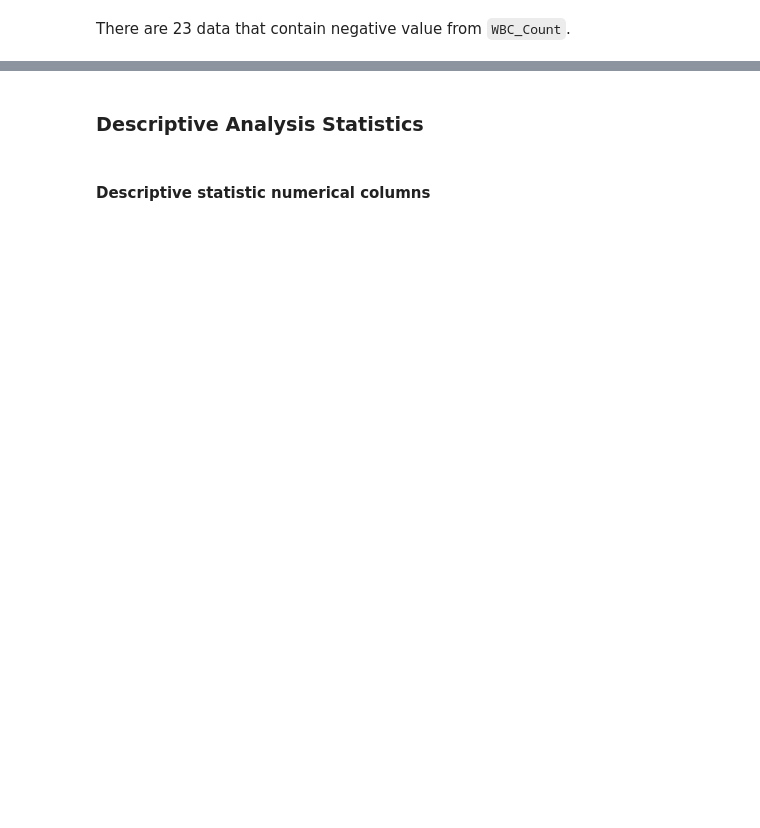
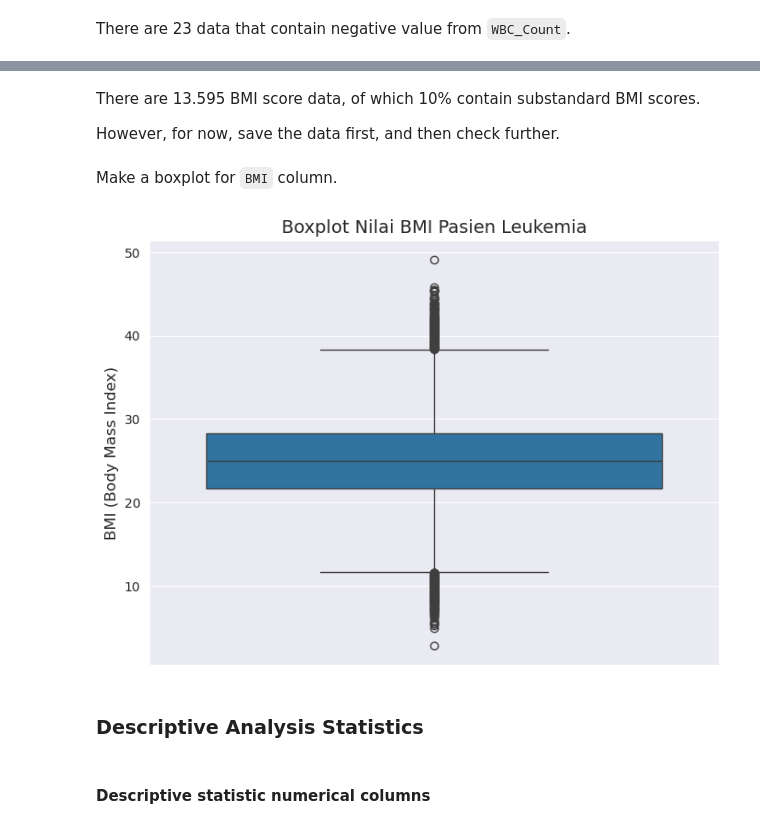
Before and after one commit to RizkiRdm/leukemia-projects, a Jupyter notebook: notebooks/statistic_descriptive_leukemia/statistic_leukimia_analysis.ipynb, the cells around one changed output, grey strips where cells are left out. Drawn from its saved outputs; the diff is of its cells as text; code cells hidden in the pictures; blank space fills up the shorter version.

Commit message:
onp: cleaning BMI column

```diff
--- a/notebooks/statistic_descriptive_leukemia/statistic_leukimia_analysis.ipynb
+++ b/notebooks/statistic_descriptive_leukemia/statistic_leukimia_analysis.ipynb
@@ -92,3 +92,17 @@ There are 23 data that contain negative value from `WBC_Count`.
+# %% [markdown]
+There are 13.595 BMI score data, of which 10% contain substandard BMI scores.
+
+However, for now, save the data first, and then check further.
+# %% [markdown]
+Make a boxplot for `BMI` column.
+# %%
+plt.figure(figsize=(8, 6))
+sns.boxplot(y=df['BMI'])
+plt.title('Boxplot Nilai BMI Pasien Leukemia', fontsize=14)
+plt.ylabel('BMI (Body Mass Index)', fontsize=12)
+plt.show()
+# %% [output]
+[figure, added]
 # %% [markdown]
 ### Descriptive Analysis Statistics
 # %% [markdown]
```
Also changed, not shown: parts of 8 cells of this notebook.
